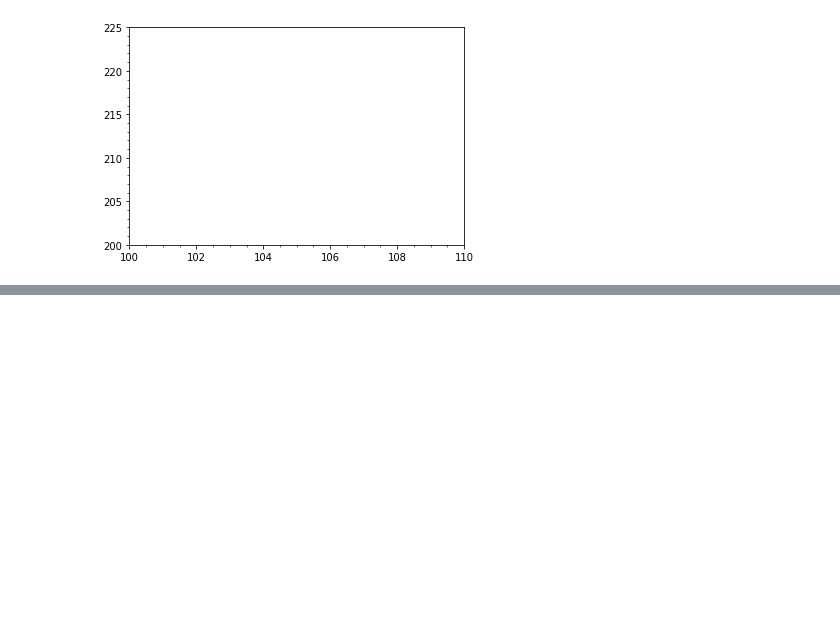
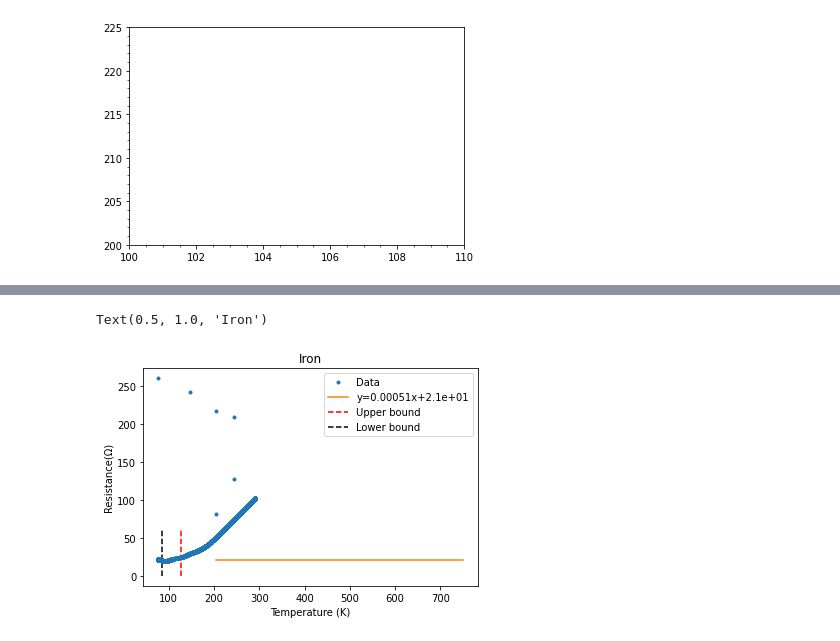
Before and after one commit to cwru-robin/Phys301, a Jupyter notebook: Resistivity/A2.ipynb, the cells around one changed output, grey strips where cells are left out. Drawn from its saved outputs; the diff is of its cells as text; code cells hidden in the pictures; blank space fills up the shorter version.

```diff
--- a/Resistivity/A2.ipynb
+++ b/Resistivity/A2.ipynb
@@ -220,6 +231,6 @@ ValueError: f(a) and f(b) must have different signs
 # %%
-
-p,C=opt.curve_fit(linemodel,splines[0](xfinerange)[780::],splines[3](xfinerange)[780::] ,absolute_sigma=True)
+xfinerange=np.arange(throughout,len(dunktrail[trail][0])*.4,.4)
+p,C=opt.curve_fit(linemodel,splines[0](xfinerange)[5000:6000:],splines[3](splines[0](xfinerange)[5000:6000:]) ,absolute_sigma=True)
 
 sigp = np.sqrt(np.diag(C))
 
@@ -231,16 +246,19 @@ maxi,mini
 # %%
 xfinerange=np.arange(throughout,len(dunktrail[trail][0])*.4,.4)
 plt.plot(splines[0](xfinerange)[::],splines[3](xfinerange)[::],".",label="Data")
 xfinerange=np.arange(-20,1500,1000)
-plt.plot(splines[0](xfinerange),linemodel(splines[0](xfinerange),p[0],p[1]),label=f"y={p[0]:.2}x+{p[1]:.2}")
+plt.plot(splines[0](xfinerange),linemodel(splines[0](np.linspace(0,200,len(xfinerange))),p[0],p[1]),label=f"y={p[0]:.2}x+{p[1]:.2}")
 plt.vlines(maxi,0,60,linestyles="dashed",colors="red",label="Upper bound")
 plt.vlines(mini,0,60,linestyles="dashed",colors="black",label="Lower bound")
-plt.ylim(0,50)
-plt.xlim(70,200)
+#plt.ylim(0,50)
+#plt.xlim(70,200)
 plt.legend()
 plt.ylabel("Resistance(Ω)")
 plt.xlabel("Temperature (K)")
 plt.title("Iron")
+# %% [output]
+Text(0.5, 1.0, 'Iron')
+[figure, added]
 # %%
 def bandmodle(T,E,C):
 
```
Also changed, not shown: parts of 10 cells of this notebook.
